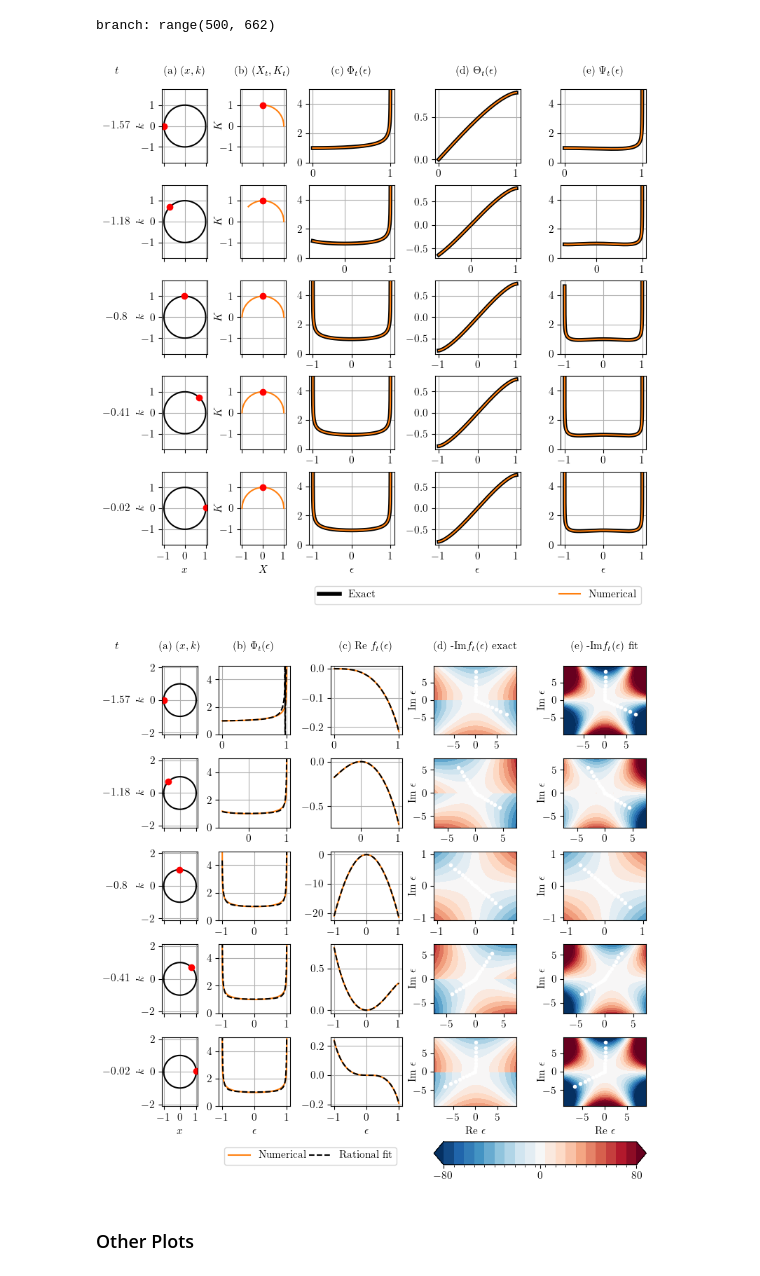
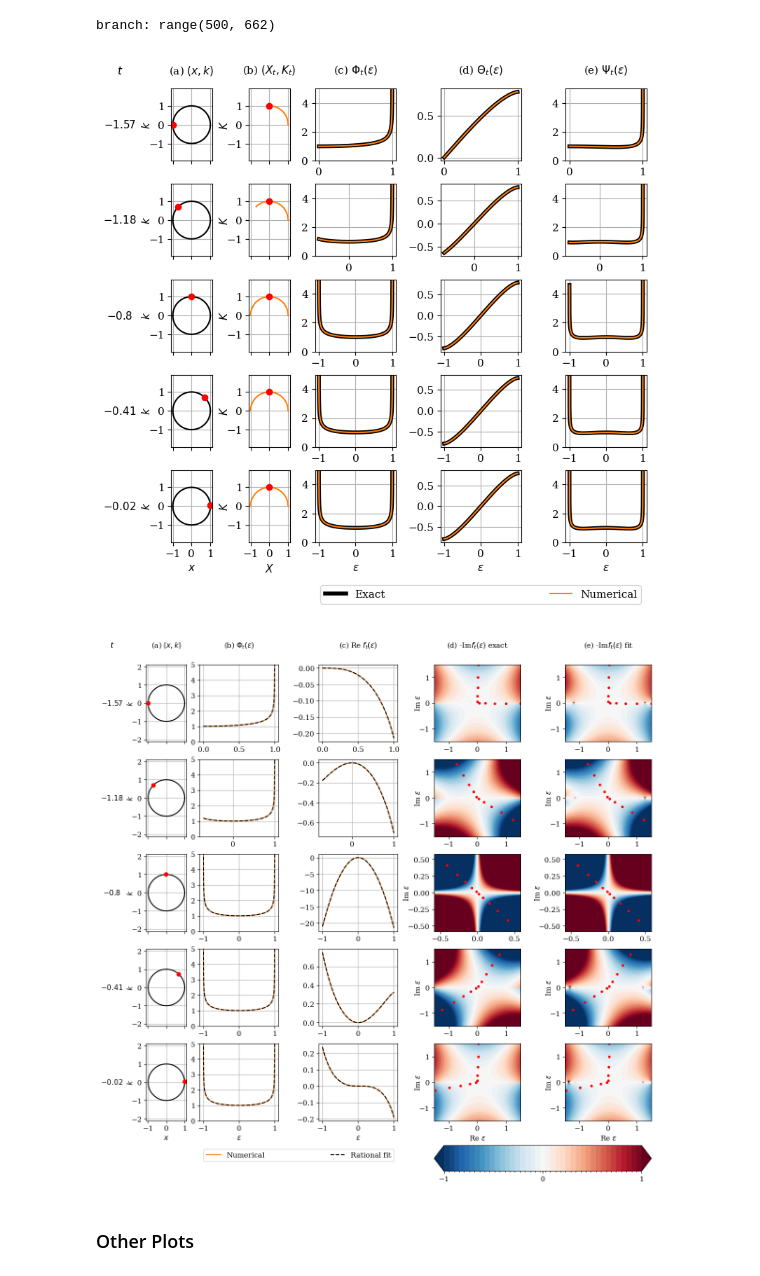
Before and after one commit to runehoejlund/plasma-ray-tracer, a Jupyter notebook: mgo_ex_weber.ipynb, the cells around one changed output. Saved outputs shown, nothing was run; the diff lists cells and outputs as text; code cells hidden in the pictures.

Commit message:
use aaa barycentric rational interpolation

```diff
--- a/mgo_ex_weber.ipynb
+++ b/mgo_ex_weber.ipynb
@@ -145,7 +154,8 @@ for i, nu in enumerate(nus[:-1][::-1]):
     ax[i].plot(x, psi(x, nu), 'k-', label='Exact $\psi_' + str(nu) + '(x)$')
     ax[i].plot(xi, np.real(fields_go[nu](xi)), '--', color='tab:orange', label='GO $\psi_' + str(nu) + '(x)$')
     ax[i].plot(xi, np.real(fields_rational[nu](xi)), '-', color='tab:blue', label='MGO (I) $\psi_' + str(nu) + '(x)$')
-    ax[i].plot(xi, np.real(fields[nu](xi)), '-', color='tab:red', label='MGO (II) $\psi_' + str(nu) + '(x)$')
+    ax[i].plot(xi, np.real(fields_ex[nu](xi)), '-', color='tab:green', label='MGO (II) $\psi_' + str(nu) + '(x)$')
+    ax[i].plot(xi, np.real(fields_aaa[nu](xi)), '-', color='tab:red', label='MGO (III) $\psi_' + str(nu) + '(x)$')
     ax[i].grid()
     ax[i].set_ylim(-1, 1.5)
     ax[i].set_xticks([-R(nu), 0, R(nu)], labels=[r'$-R = ' + str(round(-R(nu), 2)) + '$', r'$0$', r'$R = '+ str(round(R(nu), 2)) + '$'])
@@ -153,7 +163,7 @@ for i, nu in enumerate(nus[:-1][::-1]):
     ax[i].set_xlabel('$x$')
     # ax[i].set_title(r'$\nu = ' + str(nu) + '$')
 fig.tight_layout()
-plt.savefig('./plots/weber_mgo.pdf')
-plt.savefig('./plots/weber_mgo.png', dpi=300)
+# plt.savefig('./plots/weber_mgo.pdf')
+# plt.savefig('./plots/weber_mgo.png', dpi=300)
 plt.show()
 # %% [output]
@@ -375,10 +267,9 @@ phi0 = psi(x0, nu)
 
 t, xs, ks, zs, nt, x0, k0 = get_dispersion_manifold(nu, x0, k0)
 
-analytic_cont={'phase': {'fit_func': fit_rational_func, 'kwargs': {'L': 6, 'M': 3, 'optimize': False}},
-                        'amplitude': {'fit_func': fit_rational_func, 'kwargs': {'L': 2, 'M': 2, 'optimize': False}}}
 i_save = np.arange(0, nt, int(nt/8))[np.array([0, 1, 2, 3, 4])]
-branch_masks, ray_field, mgo_info, results, Nt, Upsilon = get_mgo_field(t, zs, i_save=i_save, analytic_cont=analytic_cont)
+analytic_cont={'phase': {'fit_func': aaa, 'kwargs': {'mmax': 20}}, 'amplitude': {'fit_func': aaa, 'kwargs': {'mmax': 20}}}
+branch_masks, ray_field, mgo_info, results, Nt, Upsilon = get_mgo_field(t, zs, analytic_cont=analytic_cont, i_save=i_save, max_extrapolation=3/2)
 field = mgo.superpose_ray_fields(phi0=phi0, x0=x0, xs=xs, branch_masks=branch_masks, ray_field=ray_field)
 sorted_results=sorted(results, key=lambda d: d['t1'])
 # %% [output]
@@ -388,13 +279,14 @@ C = lambda l, sigma_p, sigma_m, s_p, s_m: np.abs(l) * np.piecewise(l, [l <= 0, l
 C_R = lambda l, sigma_p, sigma_m, s_p, s_m: np.real(C(l, sigma_p, sigma_m, s_p, s_m))
 C_I = lambda l, sigma_p, sigma_m, s_p, s_m: np.imag(C(l, sigma_p, sigma_m, s_p, s_m))
 
-l_j, _ = get_nodes_and_weights(n=10)
+l_j, _ = get_nodes_and_weights(n=gauss_quad_order)
+lmax = np.max(l_j)
 l_j = l_j.astype(np.complex_)
 
 def get_eps(s_m, s_p):
-    epsmax = np.max([1/np.sqrt(s_m[0]), 1/np.sqrt(s_p[0])])
-    eps_R = np.linspace(-5*epsmax,5*epsmax, 1000)
-    eps_I = np.linspace(-5*epsmax,5*epsmax, 1000)
+    epsmax = max(lmax/np.sqrt(s_m[0]), lmax/np.sqrt(s_p[0]))
+    eps_R = np.linspace(-epsmax, epsmax, 1000)
+    eps_I = np.linspace(-epsmax, epsmax, 1000)
     Eps_R, Eps_I = np.meshgrid(eps_R, eps_I)
     Eps = Eps_R + 1j*Eps_I
     return Eps_R, Eps_I, Eps
@@ -403,7 +295,7 @@ from matplotlib.gridspec import GridSpec
 
 rcParams.update(mpl.rcParamsDefault)
 rcParams.update({
-    "text.usetex": True,
+    "text.usetex": False,
     "font.family": "serif",
     "font.sans-serif": ["Computer Modern Roman"],
     "font.size": 11})
@@ -431,7 +323,7 @@ for col_range, title in zip(col_ranges, col_titles):
     plt.axis('off')
 
 for i, result in enumerate(sorted_results):
-    t1, it, mask_t1, it1, eps_rho, Xs_t1, Ks_t1, Theta_t1, f_t1, f_fit, ddf_fit, Phi_t1, g_fit, sigma_p, sigma_m, s_p, s_m, l_p, l_m = (result[key] for key in ['t1', 'it', 'mask_t1', 'it1', 'eps_rho', 'Xs_t1', 'Ks_t1', 'Theta_t1', 'f_t1', 'f_fit', 'ddf_fit', 'Phi_t1', 'g_fit', 'sigma_p', 'sigma_m', 's_p', 's_m', 'l_p', 'l_m'])
+    t1, it, mask_t1, it1, eps_rho, Xs_t1, Ks_t1, Theta_t1, f_t1, f_fit, Phi_t1, g_fit, sigma_p, sigma_m, s_p, s_m, l_p, l_m = (result[key] for key in ['t1', 'it', 'mask_t1', 'it1', 'eps_rho', 'Xs_t1', 'Ks_t1', 'Theta_t1', 'f_t1', 'f_fit', 'Phi_t1', 'g_fit', 'sigma_p', 'sigma_m', 's_p', 's_m', 'l_p', 'l_m'])
     eps_rho = eps_rho.squeeze()
 
     ax = fig.add_subplot(gs[row_range(i), col_ranges[0]])
@@ -496,16 +388,16 @@ fig.savefig('./plots/weber_mgo_steps_1.pdf')
 fig.savefig('./plots/weber_mgo_steps_1.png', dpi=300)
 plt.show()
 # %% [output]
-[figure, old version]
+[figure, new version]
 # %%
-vmin, vmax = -80, 80
+vmin, vmax = -1, 1
 cmap = mpl.cm.RdBu_r
-levels = np.linspace(vmin, vmax, 20)
+levels = np.linspace(vmin, vmax, 40)
 norm = mpl.colors.BoundaryNorm(levels, cmap.N, extend='both')
 
 nrows = 2+len(sorted_results)*3
 n_cols = 15
-fig = plt.figure(constrained_layout=True, figsize=(19.9*cm, 20*cm))
+fig = plt.figure(constrained_layout=True, figsize=(30*cm, 30*cm))
 gs = GridSpec(nrows, n_cols, figure=fig)
 
 def is_end(i):
@@ -523,7 +415,7 @@ for col_range, title in zip(col_ranges, col_titles):
     plt.axis('off')
 
 for i, result in enumerate(sorted_results):
-    t1, it, mask_t1, eps_rho, Theta_t1, f_t1, f_fit, ddf_fit, Phi_t1, g_fit, sigma_p, sigma_m, s_p, s_m, l_p, l_m = (result[key] for key in ['t1', 'it', 'mask_t1', 'eps_rho', 'Theta_t1', 'f_t1', 'f_fit', 'ddf_fit', 'Phi_t1', 'g_fit', 'sigma_p', 'sigma_m', 's_p', 's_m', 'l_p', 'l_m'])
+    t1, it, mask_t1, eps_rho, Theta_t1, f_t1, f_fit, Phi_t1, g_fit, sigma_p, sigma_m, s_p, s_m, l_p, l_m = (result[key] for key in ['t1', 'it', 'mask_t1', 'eps_rho', 'Theta_t1', 'f_t1', 'f_fit', 'Phi_t1', 'g_fit', 'sigma_p', 'sigma_m', 's_p', 's_m', 'l_p', 'l_m'])
     eps_rho = eps_rho.squeeze()
 
     ax = fig.add_subplot(gs[row_range(i), col_ranges[0]])
@@ -562,42 +454,42 @@ for i, result in enumerate(sorted_results):
     im_f = -np.imag(f_ex(Eps.reshape(-1, 1), t1).reshape(Eps.shape))
     ax.contourf(Eps_R, Eps_I, im_f, cmap=cmap, levels=len(levels), vmin=vmin, vmax=vmax)
     ax.contourf(Eps_R, Eps_I, im_f, cmap=cmap, levels=levels, vmin=vmin, vmax=vmax)
-    ax.plot(C_R(-l_j, sigma_p[0], sigma_m[0], s_p[0], s_m[0]), C_I(-l_j, sigma_p[0], sigma_m[0], s_p[0], s_m[0]), '.w')
-    ax.plot(C_R(l_j, sigma_p[0], sigma_m[0], s_p[0], s_m[0]), C_I(l_j, sigma_p[0], sigma_m[0], s_p[0], s_m[0]), '.w')
+    ax.plot(C_R(-l_j, sigma_p[0], sigma_m[0], s_p[0], s_m[0]), C_I(-l_j, sigma_p[0], sigma_m[0], s_p[0], s_m[0]), '.r')
+    ax.plot(C_R(l_j, sigma_p[0], sigma_m[0], s_p[0], s_m[0]), C_I(l_j, sigma_p[0], sigma_m[0], s_p[0], s_m[0]), '.r')
     ax.set_ylabel(r'Im $\epsilon$', labelpad=-4)
     if is_end(i):
         ax.set_xlabel(r'Re $\epsilon$')
     yticks = ax.get_yticks()
     ylim = ax.get_ylim()
 
     ax = fig.add_subplot(gs[row_range(i), col_ranges[5]])
     Eps_R, Eps_I, Eps = get_eps(s_m, s_p)
     im_f = -np.imag(f_fit(Eps.reshape(-1, 1)).reshape(Eps.shape))
     ax.contourf(Eps_R, Eps_I, im_f, cmap=cmap, levels=len(levels), vmin=vmin, vmax=vmax)
     ax.contourf(Eps_R, Eps_I, im_f, cmap=cmap, levels=levels, vmin=vmin, vmax=vmax)
-    ax.plot(C_R(-l_j, sigma_p[0], sigma_m[0], s_p[0], s_m[0]), C_I(-l_j, sigma_p[0], sigma_m[0], s_p[0], s_m[0]), '.w')
-    ax.plot(C_R(l_j, sigma_p[0], sigma_m[0], s_p[0], s_m[0]), C_I(l_j, sigma_p[0], sigma_m[0], s_p[0], s_m[0]), '.w')
+    ax.plot(C_R(-l_j, sigma_p[0], sigma_m[0], s_p[0], s_m[0]), C_I(-l_j, sigma_p[0], sigma_m[0], s_p[0], s_m[0]), '.r')
+    ax.plot(C_R(l_j, sigma_p[0], sigma_m[0], s_p[0], s_m[0]), C_I(l_j, sigma_p[0], sigma_m[0], s_p[0], s_m[0]), '.r')
     ax.set_ylabel(r'Im $\epsilon$', labelpad=-4)
     # plt.tick_params('y', labelleft=False)
     if is_end(i):
         ax.set_xlabel(r'Re $\epsilon$')
 
 ax = fig.add_subplot(gs[-1:, slice(col_ranges[2].start, col_ranges[3].stop)])
 ax.plot(1, '-', color='tab:orange', label='Numerical')
 ax.plot(1, '--', color='k', label='Rational fit')
 plt.axis('off')
 ax.legend(mode='expand', ncols=2)
 
 cax = fig.add_subplot(gs[-1:, slice(col_ranges[-2].start, col_ranges[-1].stop)])
 c_ticks = [vmin, 0, vmax]
 cbar = fig.colorbar(mpl.cm.ScalarMappable(norm=norm, cmap=cmap),
                     cax=cax, ticks=c_ticks, orientation='horizontal', extend='both')
 
-fig.savefig('./plots/weber_mgo_steps_2.pdf')
-fig.savefig('./plots/weber_mgo_steps_2.png', dpi=300)
+# fig.savefig('./plots/weber_mgo_steps_2.pdf')
+# fig.savefig('./plots/weber_mgo_steps_2.png', dpi=300)
 plt.show()
 # %% [output]
-[figure, old version]
+[figure, new version]
 # %% [markdown]
 ### Other Plots
 # %% [markdown]
```
Also changed, not shown: parts of 15 cells of this notebook, 2 other files.
